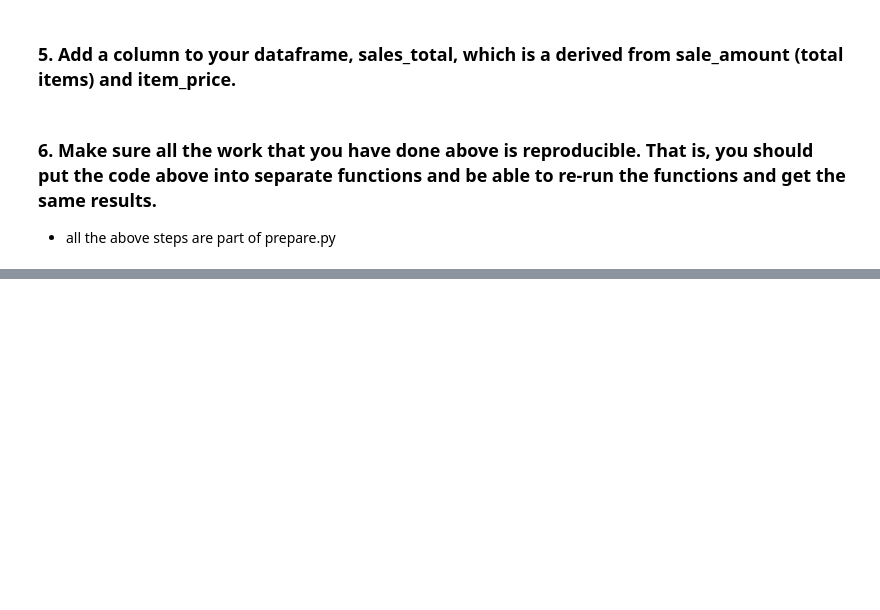
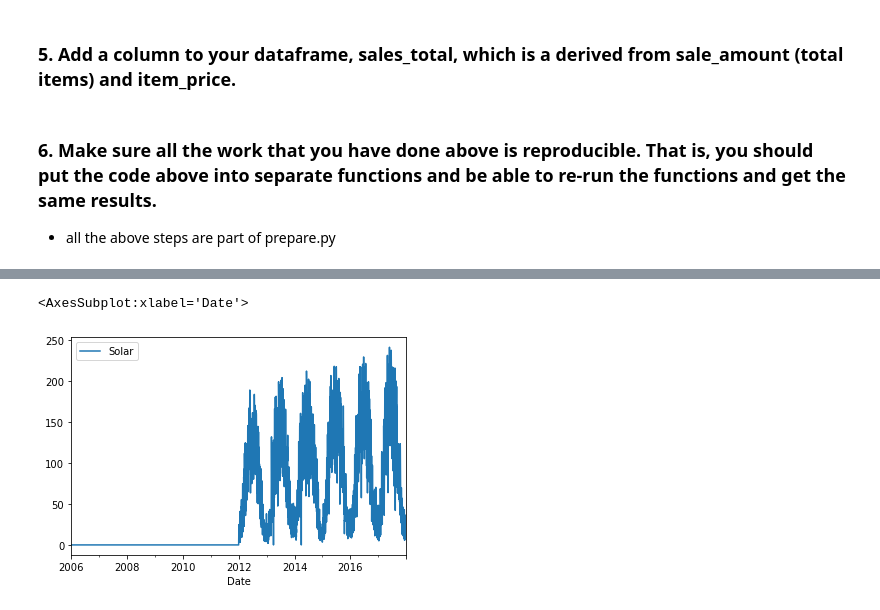
Before and after one commit to mariamnaqvi/time-series-exercises, a Jupyter notebook: prepare-exercises.ipynb, the cells around one changed output, grey strips where cells are left out. Saved outputs shown, nothing was run; the diff lists cells and outputs as text; code cells hidden in the pictures; blank space fills up the shorter version.

```diff
--- a/prepare-exercises.ipynb
+++ b/prepare-exercises.ipynb
@@ -87,0 +121,7 @@ df['sales_total'] = df.sale_amount * df.item_price
+# %%
+# plotting solar
+by_date = df2.groupby('Date').Solar.sum().reset_index()
+by_date.plot(x='Date', y='Solar')
+# %% [output]
+<AxesSubplot:xlabel='Date'>
+[figure, added]
```
Also changed, not shown: parts of 20 cells of this notebook.
